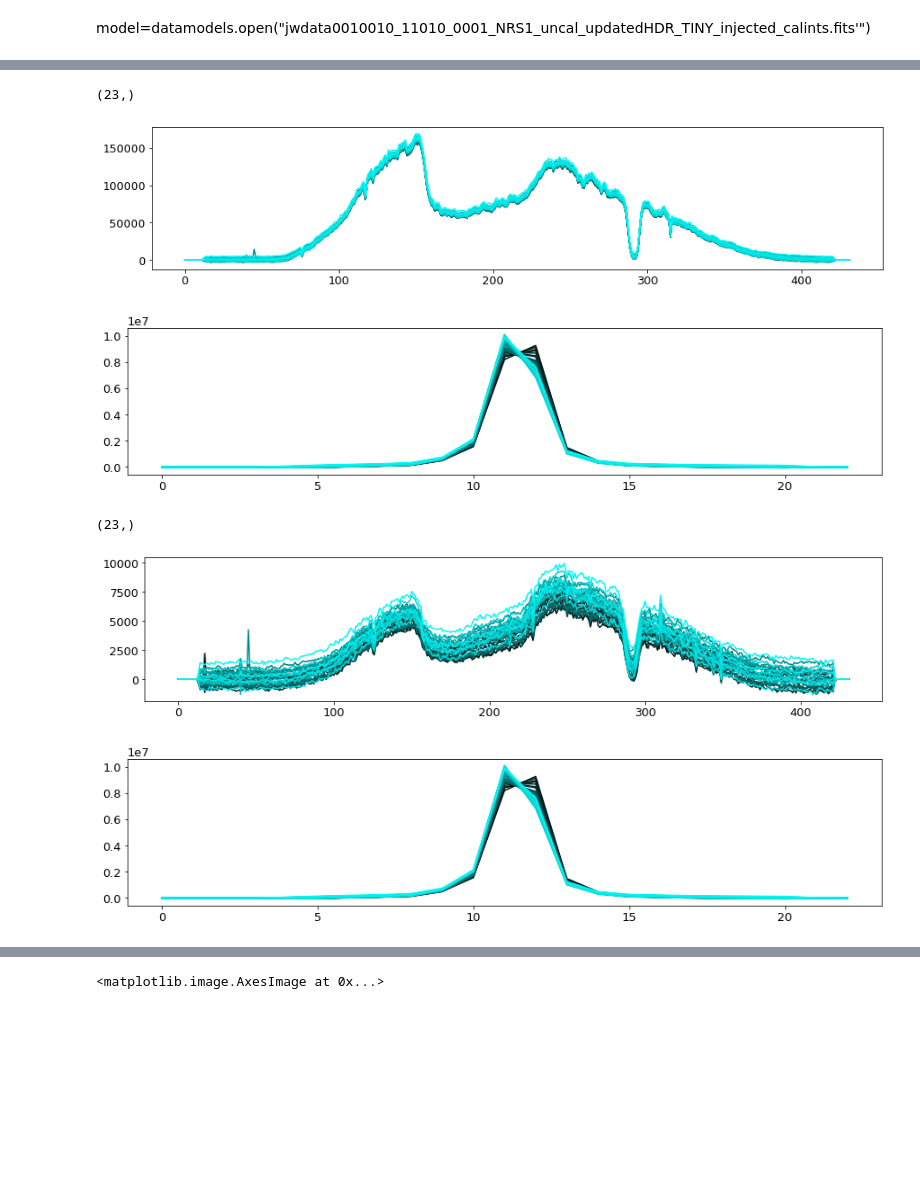
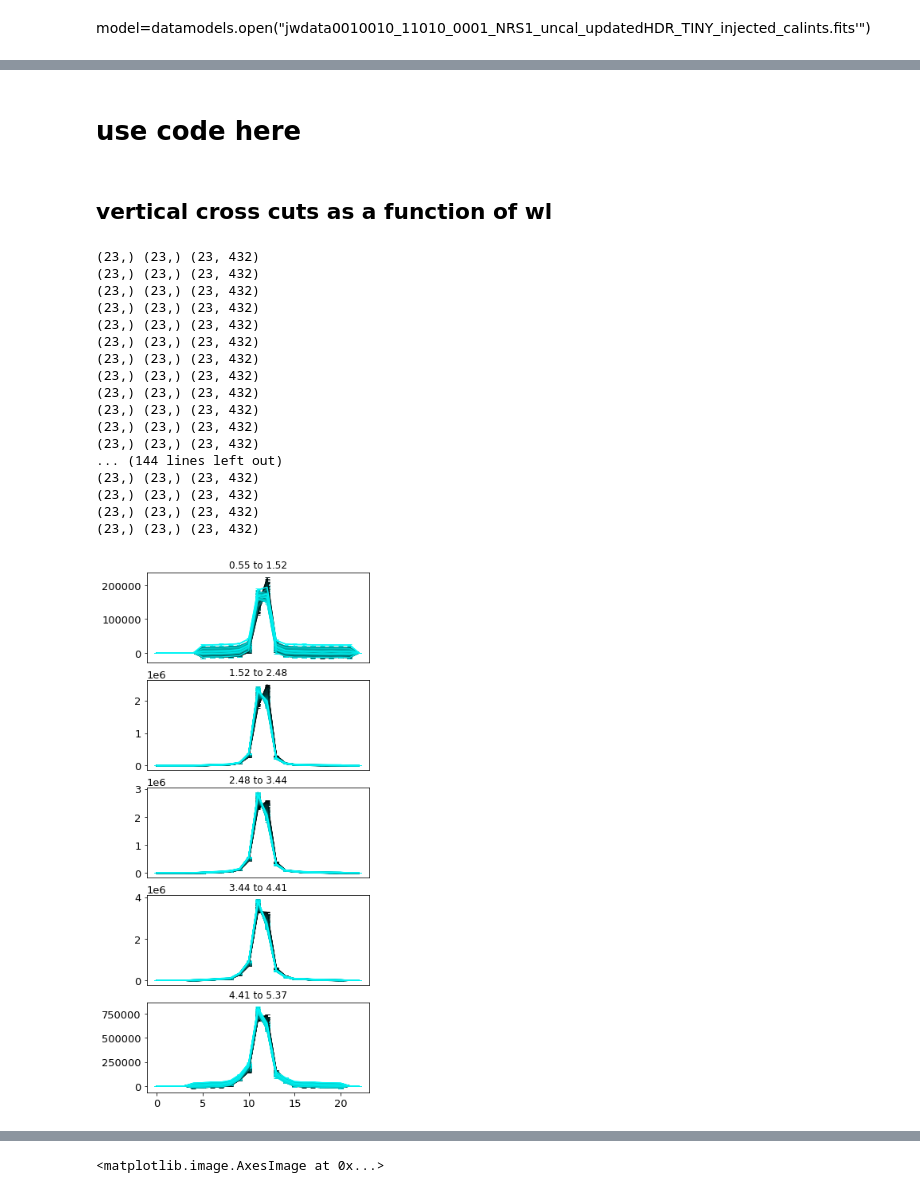
Before and after one commit to lauraflagg/jwst_scripts, a Jupyter notebook: visualize_x2d.ipynb, the cells around one changed output, grey strips where cells are left out. Cells and saved outputs as stored; diff of their text form; code cells hidden in the pictures; blank space fills up the shorter version.

Commit message:
error bars on one option

```diff
--- a/visualize_x2d.ipynb
+++ b/visualize_x2d.ipynb
@@ -77,0 +43,30 @@ def plot_crosscut(data_2d,wl_range):
+# %%
+def explore_verticalcrosscuts(dat_2d,wl_bins=5,errorbars=False):
+    #horizontal
+    plt.figure(figsize=(5,12))
+    l=len(dat_2d.data)
+    w=np.nanmean(dat_2d.wavelength,axis=0)
+    #print(w)
+    wmin=np.min(w)
+    wmax=np.max(w)
+    wrange=wmax-wmin
+    wbin_range=wrange/wl_bins
+    #print(wbin_range,wrange)
+    for b in range(wl_bins):
+        plt.subplot(wl_bins,1,b+1)
+        w1=(wmin+(b+1)*wbin_range)
+        w0=(wmin+(b)*wbin_range)
+        loc=((w<=(wmin+(b+1)*wbin_range)) & (w>=(wmin+(b)*wbin_range)))
+        plt.title(str(round(w0,2))+' to '+str(round(w1,2)))
+        if (b+1)<wl_bins:
+            plt.xticks([])
+        for i,item in enumerate(dat_2d.data):
+
+            cross_cut_horiz=np.sum(item[:,loc],axis=1)
+
+            plt.plot(cross_cut_horiz,color=(0,i*1./l,i*1./l))
+            if errorbars:
+                err2d=dat_2d.err[i]
+                cross_cut_err=np.sum(err2d[:,loc],axis=1)
+                #print(cross_cut_err.shape,cross_cut_horiz.shape,err2d.shape)
+                plt.errorbar(x=np.arange(len(cross_cut_err)),y=cross_cut_horiz,yerr=cross_cut_err,color=(0,i*1./l,i*1./l))
@@ -104,12 +101,25 @@ explore_verticalcrosscuts(cal_image)
-# %%
-explore_crosscuts(cal_image)
-# %% [output]
-(23,)
-[figure, removed]
-[figure, removed]
-# %%
-explore_crosscuts(cal_image,row_range=[3,10])
-# %% [output]
-(23,)
-[figure, removed]
-[figure, removed]
+# %% [markdown]
+# use code here
+# %% [markdown]
+## vertical cross cuts as a function of wl
+# %%
+explore_verticalcrosscuts(cal_image,errorbars=True)
+# %% [output]
+(23,) (23,) (23, 432)
+(23,) (23,) (23, 432)
+(23,) (23,) (23, 432)
+(23,) (23,) (23, 432)
+(23,) (23,) (23, 432)
+(23,) (23,) (23, 432)
+(23,) (23,) (23, 432)
+(23,) (23,) (23, 432)
+(23,) (23,) (23, 432)
+(23,) (23,) (23, 432)
+(23,) (23,) (23, 432)
+(23,) (23,) (23, 432)
+... (144 lines left out)
+(23,) (23,) (23, 432)
+(23,) (23,) (23, 432)
+(23,) (23,) (23, 432)
+(23,) (23,) (23, 432)
+[figure, added]
```
Also changed, not shown: parts of 13 cells of this notebook.
